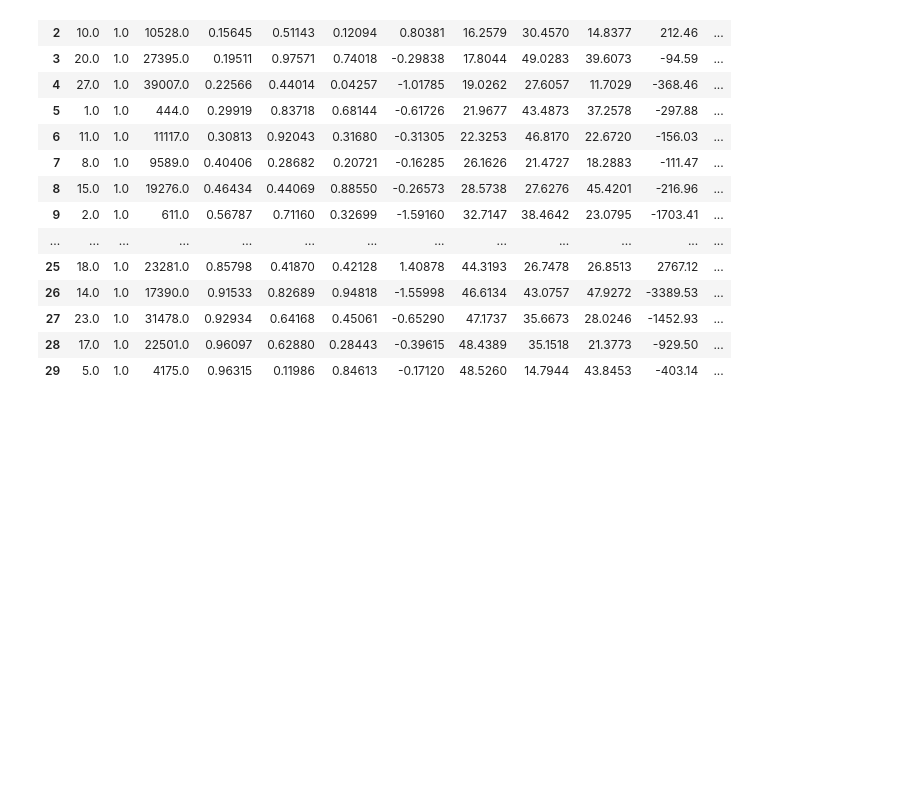
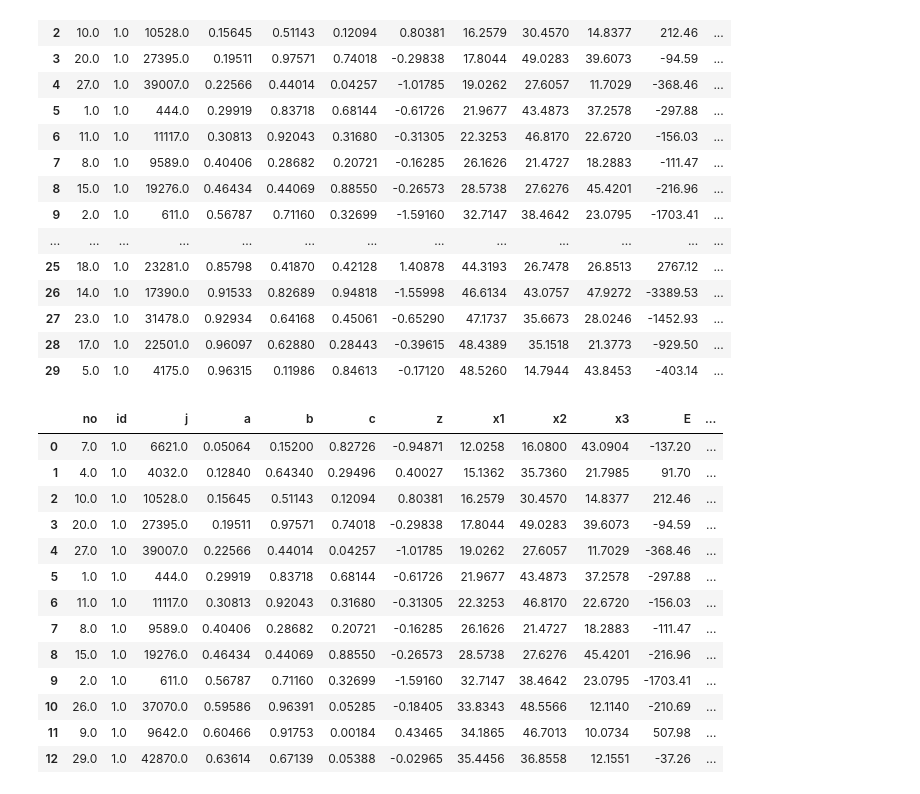
Before and after one commit to iam-fern/Research, a Jupyter notebook: GQ_tese1.ipynb, the cells around one changed output. Saved outputs shown, nothing was run; the diff lists cells and outputs as text; code cells hidden in the pictures; blank space fills up the shorter version.

```diff
--- a/GQ_tese1.ipynb
+++ b/GQ_tese1.ipynb
@@ -197,3 +198,22 @@ new_table_sort
 | 27 | 23.0 | 1.0 | 31478.0 | 0.92934 | 0.64168 | 0.45061 | -0.65290 | 47.1737 | 35.6673 | 28.0246 | -1452.93 | ... |
 | 28 | 17.0 | 1.0 | 22501.0 | 0.96097 | 0.62880 | 0.28443 | -0.39615 | 48.4389 | 35.1518 | 21.3773 | -929.50 | ... |
 | 29 | 5.0 | 1.0 | 4175.0 | 0.96315 | 0.11986 | 0.84613 | -0.17120 | 48.5260 | 14.7944 | 43.8453 | -403.14 | ... |
+# %%
+# แบ่งข้อมูลกลุ่มที่ 1
+table1 = new_table_sort.iloc[:13 , :]
+table1
+# %% [output]
+|  | no | id | j | a | b | c | z | x1 | x2 | x3 | E | ... |
+| 0 | 7.0 | 1.0 | 6621.0 | 0.05064 | 0.15200 | 0.82726 | -0.94871 | 12.0258 | 16.0800 | 43.0904 | -137.20 | ... |
+| 1 | 4.0 | 1.0 | 4032.0 | 0.12840 | 0.64340 | 0.29496 | 0.40027 | 15.1362 | 35.7360 | 21.7985 | 91.70 | ... |
+| 2 | 10.0 | 1.0 | 10528.0 | 0.15645 | 0.51143 | 0.12094 | 0.80381 | 16.2579 | 30.4570 | 14.8377 | 212.46 | ... |
+| 3 | 20.0 | 1.0 | 27395.0 | 0.19511 | 0.97571 | 0.74018 | -0.29838 | 17.8044 | 49.0283 | 39.6073 | -94.59 | ... |
+| 4 | 27.0 | 1.0 | 39007.0 | 0.22566 | 0.44014 | 0.04257 | -1.01785 | 19.0262 | 27.6057 | 11.7029 | -368.46 | ... |
+| 5 | 1.0 | 1.0 | 444.0 | 0.29919 | 0.83718 | 0.68144 | -0.61726 | 21.9677 | 43.4873 | 37.2578 | -297.88 | ... |
+| 6 | 11.0 | 1.0 | 11117.0 | 0.30813 | 0.92043 | 0.31680 | -0.31305 | 22.3253 | 46.8170 | 22.6720 | -156.03 | ... |
+| 7 | 8.0 | 1.0 | 9589.0 | 0.40406 | 0.28682 | 0.20721 | -0.16285 | 26.1626 | 21.4727 | 18.2883 | -111.47 | ... |
+| 8 | 15.0 | 1.0 | 19276.0 | 0.46434 | 0.44069 | 0.88550 | -0.26573 | 28.5738 | 27.6276 | 45.4201 | -216.96 | ... |
+| 9 | 2.0 | 1.0 | 611.0 | 0.56787 | 0.71160 | 0.32699 | -1.59160 | 32.7147 | 38.4642 | 23.0795 | -1703.41 | ... |
+| 10 | 26.0 | 1.0 | 37070.0 | 0.59586 | 0.96391 | 0.05285 | -0.18405 | 33.8343 | 48.5566 | 12.1140 | -210.69 | ... |
+| 11 | 9.0 | 1.0 | 9642.0 | 0.60466 | 0.91753 | 0.00184 | 0.43465 | 34.1865 | 46.7013 | 10.0734 | 507.98 | ... |
+| 12 | 29.0 | 1.0 | 42870.0 | 0.63614 | 0.67139 | 0.05388 | -0.02965 | 35.4456 | 36.8558 | 12.1551 | -37.26 | ... |
```
Also changed, not shown: parts of 5 cells of this notebook.
